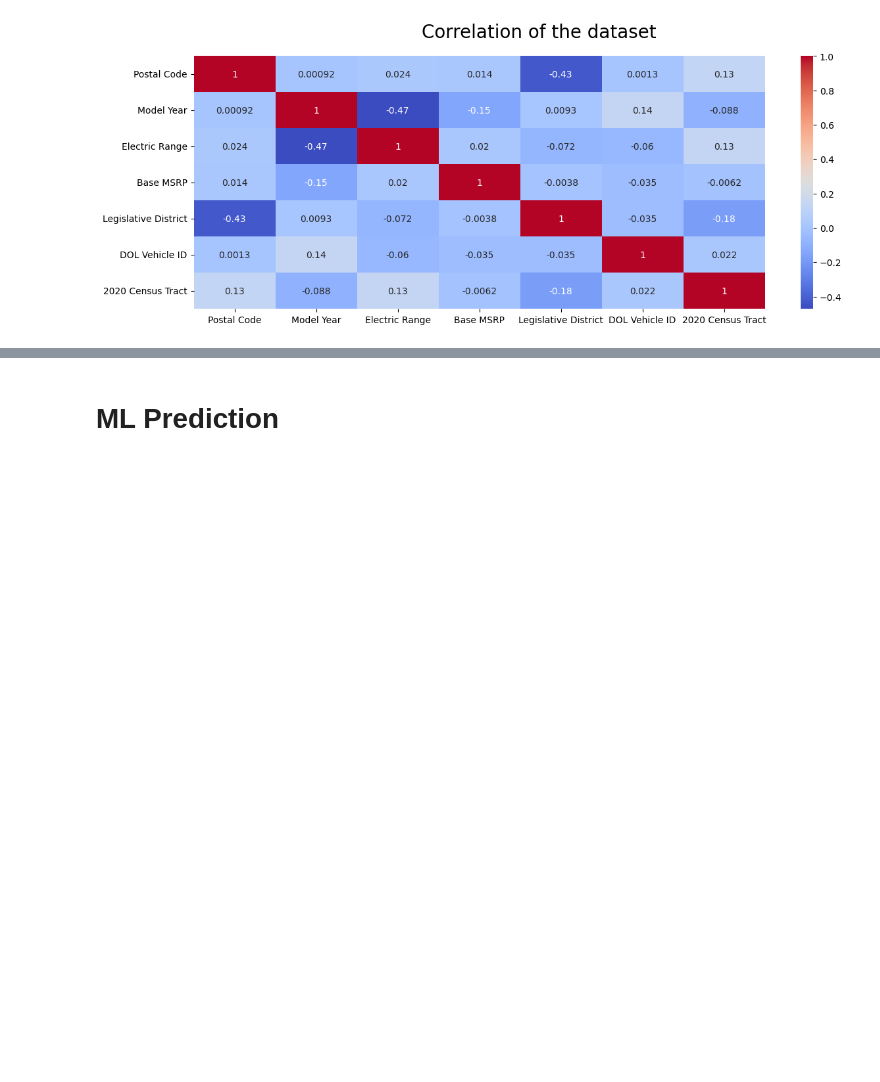
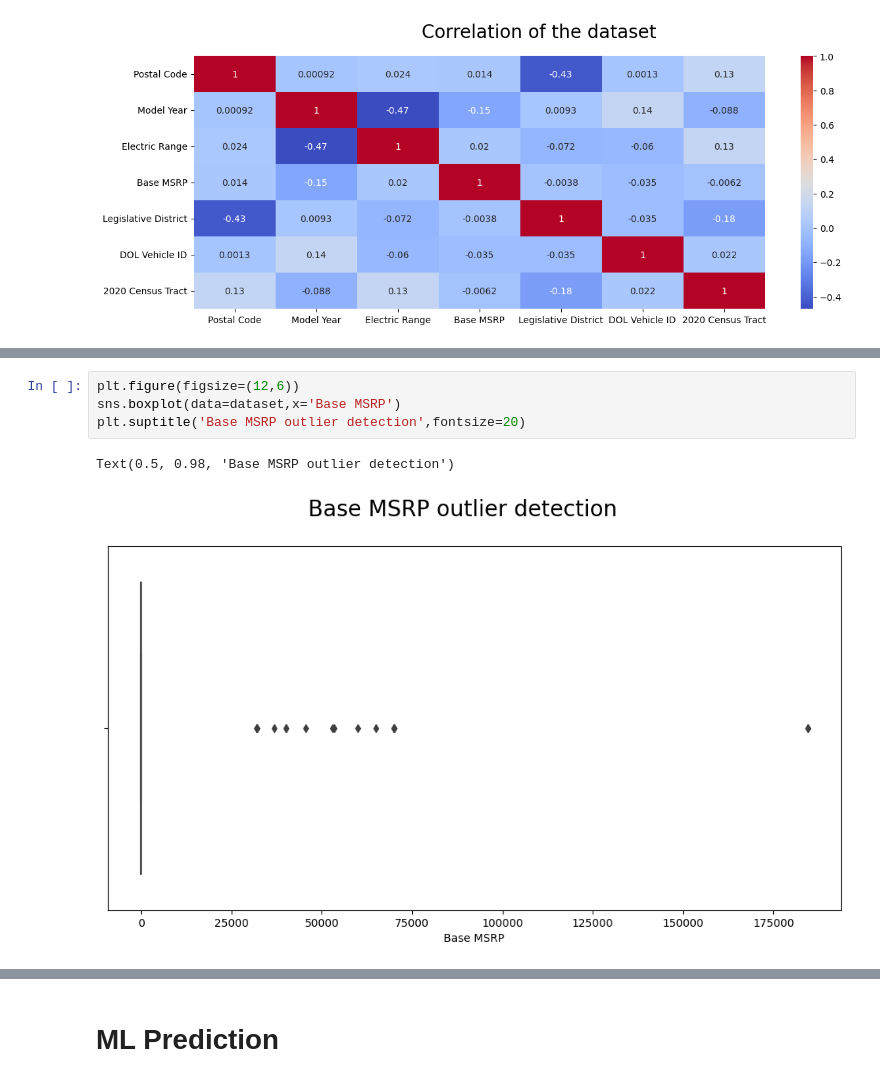
Before and after one commit to Rishisrv147025/Data_Analysis_and_Business_Intellegence, a Jupyter notebook: Python_Data_Science_project/Electric_vehicle_data_prediction/Electric_Vehicle_ML_Analysis..ipynb, the cells around one changed output, grey strips where cells are left out. Drawn from its saved outputs; the diff is of its cells as text; blank space fills up the shorter version.

```diff
--- a/Python_Data_Science_project/Electric_vehicle_data_prediction/Electric_Vehicle_ML_Analysis..ipynb
+++ b/Python_Data_Science_project/Electric_vehicle_data_prediction/Electric_Vehicle_ML_Analysis..ipynb
@@ -153,0 +165,7 @@ Text(0.5, 0.98, 'Correlation of the dataset')
+# %%
+plt.figure(figsize=(12,6))
+sns.boxplot(data=dataset,x='Base MSRP')
+plt.suptitle('Base MSRP outlier detection',fontsize=20)
+# %% [output]
+Text(0.5, 0.98, 'Base MSRP outlier detection')
+[figure, added]
```
Also changed, not shown: parts of 26 cells of this notebook.
